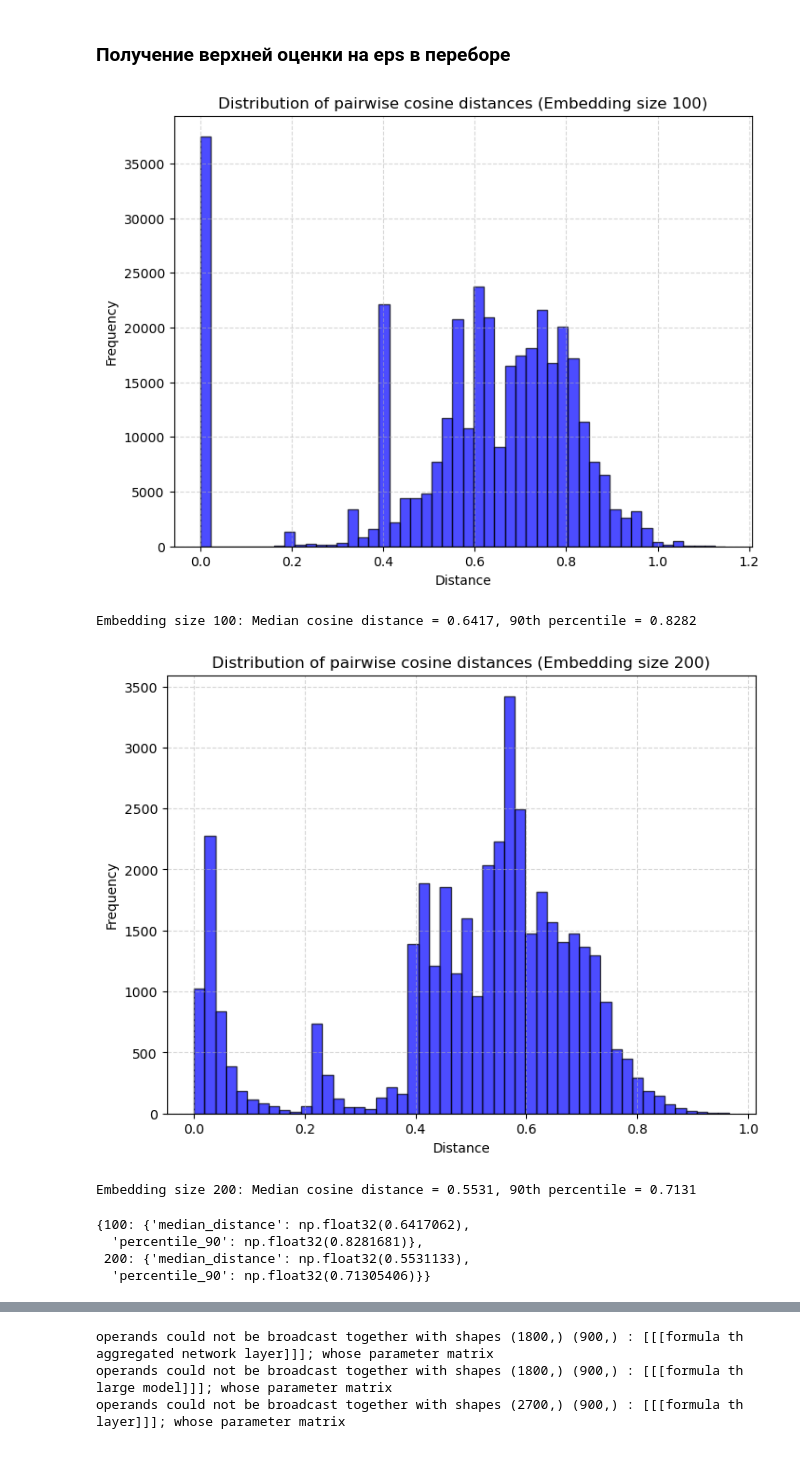
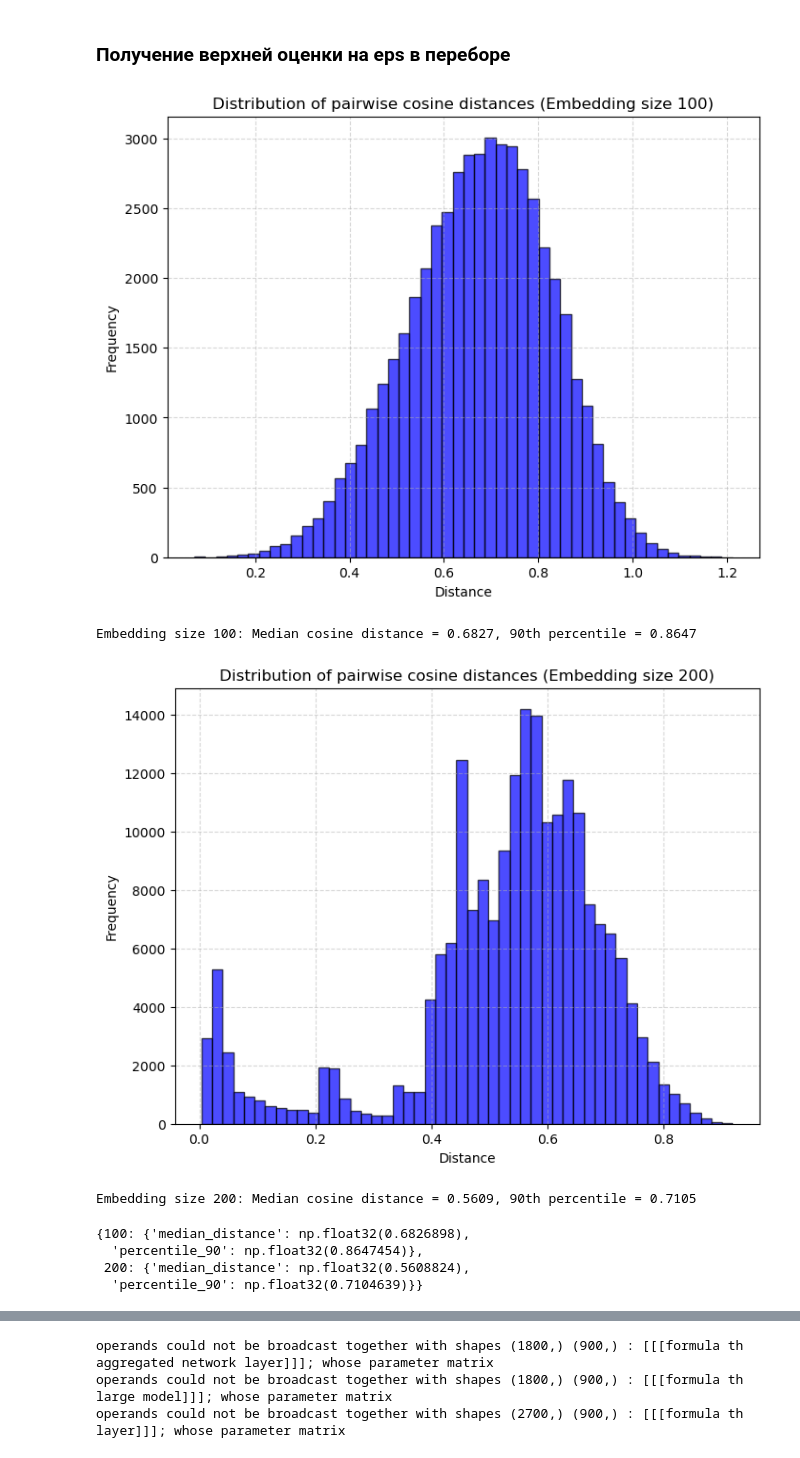
Before and after one commit to dmtr-m/concept-tree, a Jupyter notebook: 02_pipeline_clusterize.ipynb, the cells around one changed output, grey strips where cells are left out. Saved outputs shown, nothing was run; the diff lists cells and outputs as text; code cells hidden in the pictures.

Commit message:
02 edges clustering fixed and updated

```diff
--- a/02_pipeline_clusterize.ipynb
+++ b/02_pipeline_clusterize.ipynb
@@ -83,13 +75,13 @@ graph.edges
 # %%
 from process_graph.edges_clustering import analyze_distance_distributions
 
-analyze_distance_distributions(graph.edges, metric="cosine")
+analyze_distance_distributions(verbs_embeddings, metric="cosine")
 # %% [output]
-[figure, old version]
+[figure, new version]
-Embedding size 100: Median cosine distance = 0.6417, 90th percentile = 0.8282
+Embedding size 100: Median cosine distance = 0.6827, 90th percentile = 0.8647
-[figure, old version]
+[figure, new version]
-Embedding size 200: Median cosine distance = 0.5531, 90th percentile = 0.7131
+Embedding size 200: Median cosine distance = 0.5609, 90th percentile = 0.7105
-{100: {'median_distance': np.float32(0.6417062),
-  'percentile_90': np.float32(0.8281681)},
- 200: {'median_distance': np.float32(0.5531133),
-  'percentile_90': np.float32(0.71305406)}}
+{100: {'median_distance': np.float32(0.6826898),
+  'percentile_90': np.float32(0.8647454)},
+ 200: {'median_distance': np.float32(0.5608824),
+  'percentile_90': np.float32(0.7104639)}}
```
Also changed, not shown: parts of 21 cells of this notebook, 1 other file.
